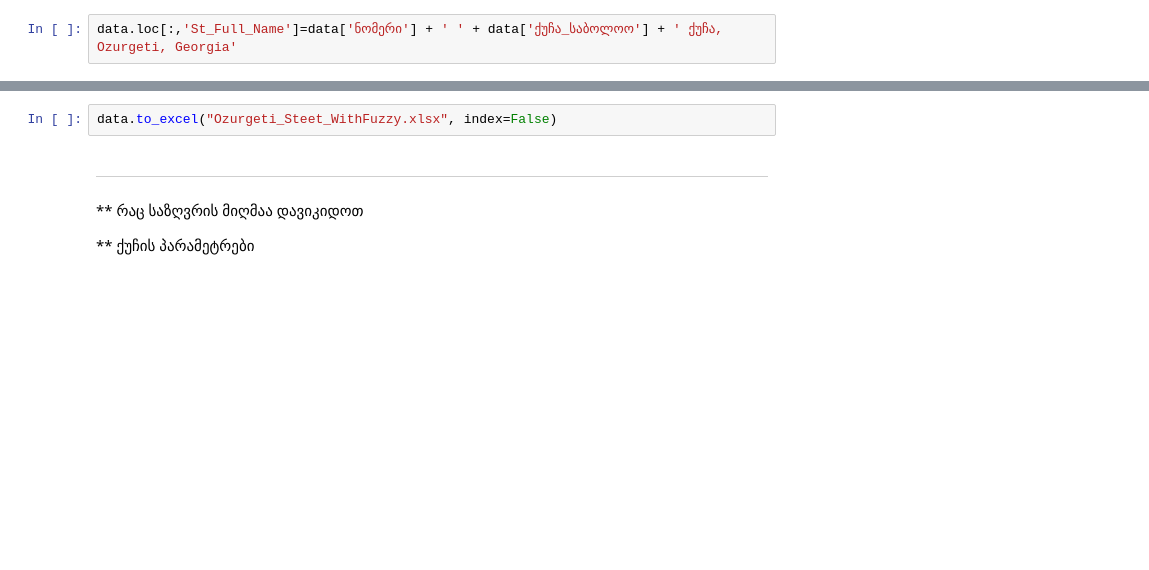
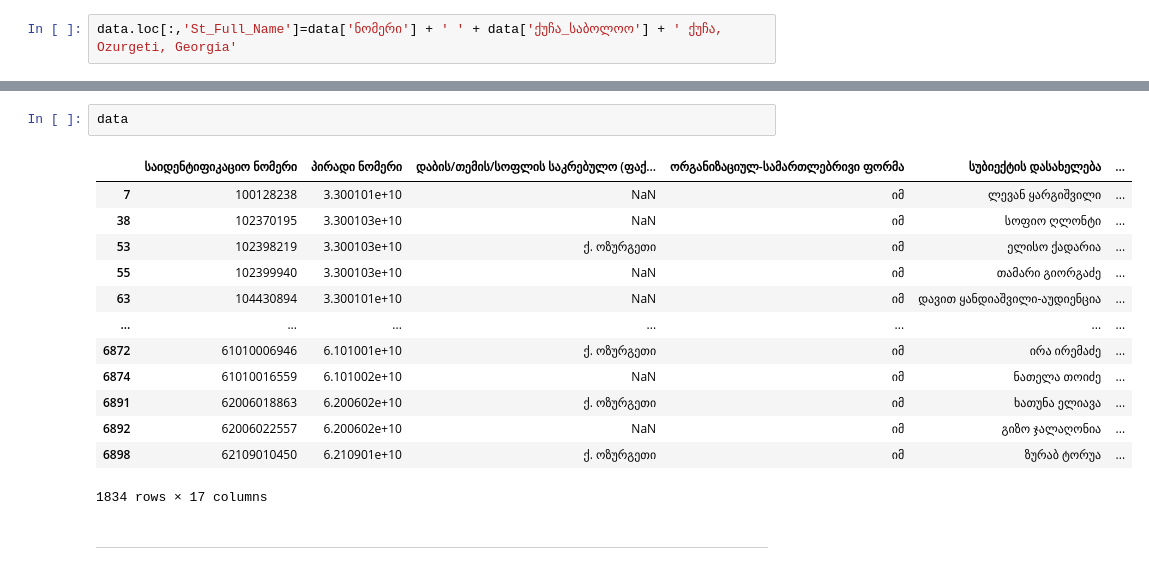
Before and after one commit to AKhvadagiani/Learning-Data-Science, a Jupyter notebook: Ozurgeti.ipynb, the cells around one changed output, grey strips where cells are left out. Saved outputs shown, nothing was run; the diff lists cells and outputs as text; blank space fills up the shorter version.

```diff
--- a/Ozurgeti.ipynb
+++ b/Ozurgeti.ipynb
@@ -224,8 +224,18 @@ data.drop(columns=['დაბის/თემის/სოფლის საკ
 # %%
-data.to_excel("Ozurgeti_Steet_WithFuzzy.xlsx", index=False)
+data
+# %% [output]
+|  | საიდენტიფიკაციო ნომერი | პირადი ნომერი | დაბის/თემის/სოფლის საკრებულო (ფაქ... | ორგანიზაციულ-სამართლებრივი ფორმა | სუბიექტის დასახელება | ... |
+| 7 | 100128238 | 3.300101e+10 | NaN | იმ | ლევან ყარგიშვილი | ... |
+| 38 | 102370195 | 3.300103e+10 | NaN | იმ | სოფიო ღლონტი | ... |
+| 53 | 102398219 | 3.300103e+10 | ქ. ოზურგეთი | იმ | ელისო ქადარია | ... |
+| 55 | 102399940 | 3.300103e+10 | NaN | იმ | თამარი გიორგაძე | ... |
+| 63 | 104430894 | 3.300101e+10 | NaN | იმ | დავით ყანდიაშვილი-აუდიენცია | ... |
+| ... | ... | ... | ... | ... | ... | ... |
+| 6872 | 61010006946 | 6.101001e+10 | ქ. ოზურგეთი | იმ | ირა ირემაძე | ... |
+| 6874 | 61010016559 | 6.101002e+10 | NaN | იმ | ნათელა თოიძე | ... |
+| 6891 | 62006018863 | 6.200602e+10 | ქ. ოზურგეთი | იმ | ხათუნა ელიავა | ... |
+| 6892 | 62006022557 | 6.200602e+10 | NaN | იმ | გიზო ჯალაღონია | ... |
+| 6898 | 62109010450 | 6.210901e+10 | ქ. ოზურგეთი | იმ | ზურაბ ტორუა | ... |
+1834 rows × 17 columns
 # %% [markdown]
 ________________
-# %% [markdown]
-** რაც საზღვრის მიღმაა დავიკიდოთ
-
-** ქუჩის პარამეტრები
```
Also changed, not shown: parts of 5 cells of this notebook, 5 other files.
